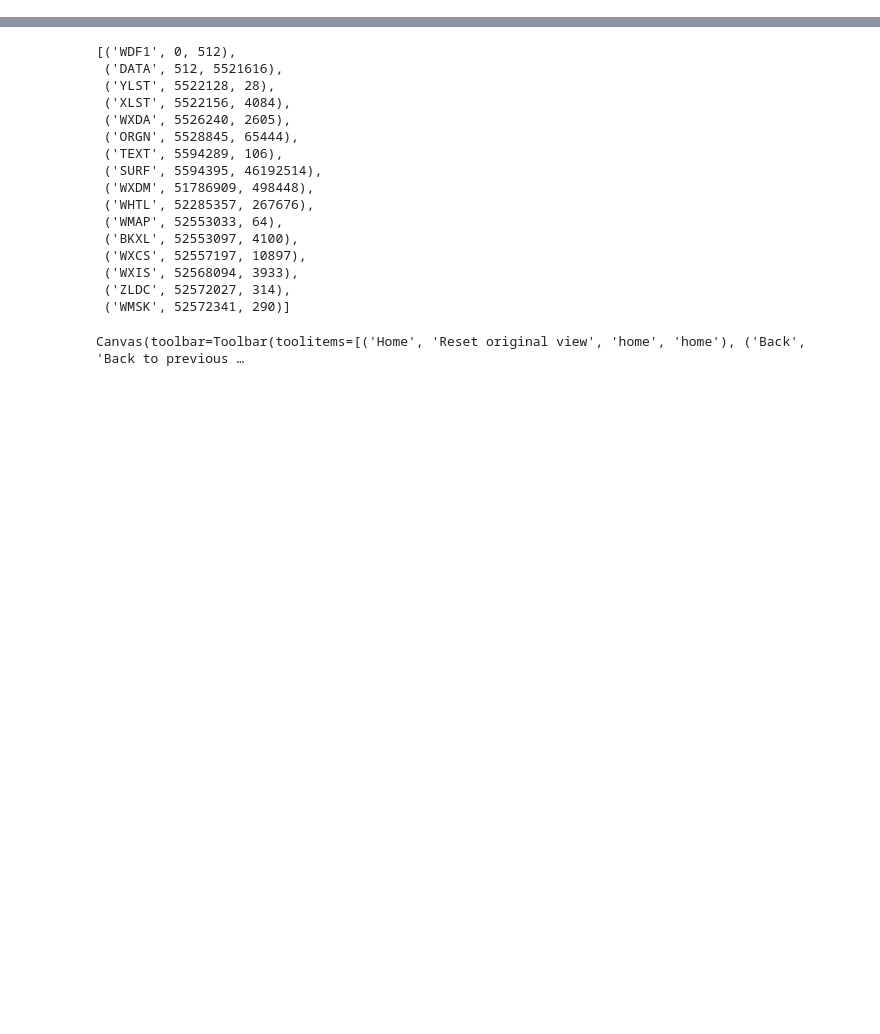
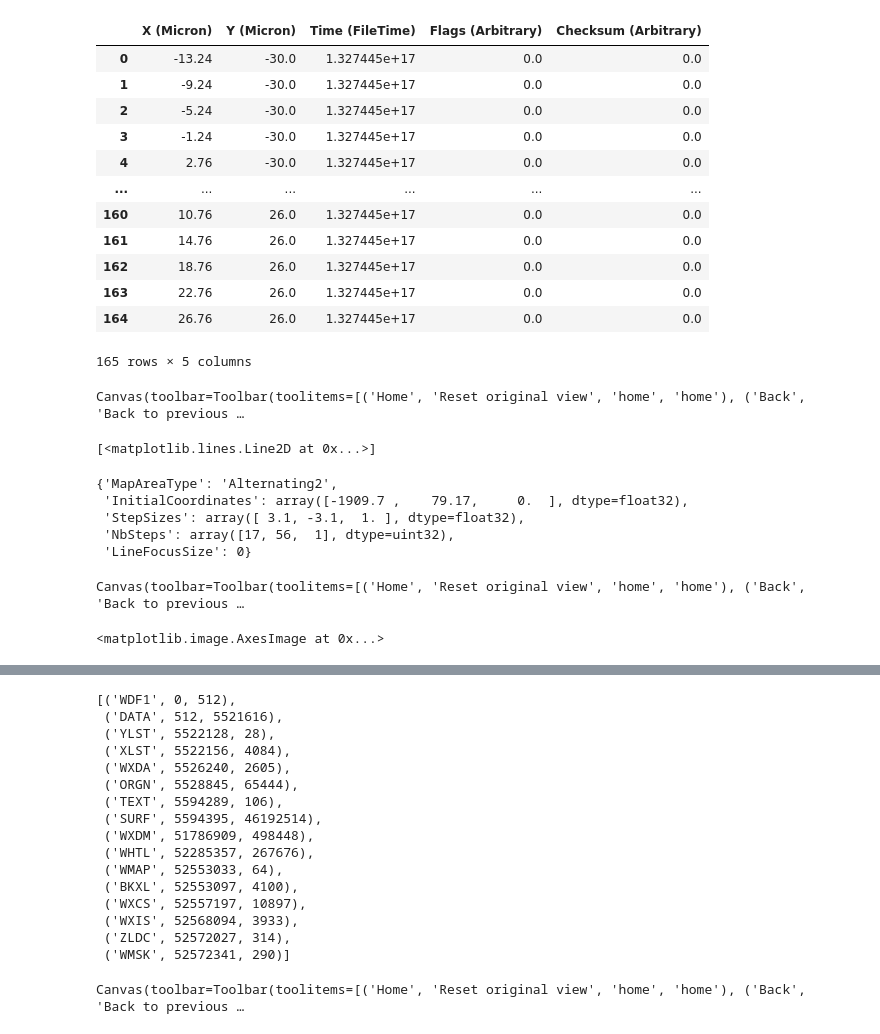
Before and after one commit to shcrela/spectrapy, a Jupyter notebook: test.ipynb, the cells around one changed output, grey strips where cells are left out. Saved outputs shown, nothing was run; the diff lists cells and outputs as text; code cells hidden in the pictures; blank space fills up the shorter version.

```diff
--- a/test.ipynb
+++ b/test.ipynb
@@ -37,0 +1,26 @@ fff = WDF(filename)
+# %%
+%matplotlib widget
+import os
+import numpy as np
+from scipy import linalg, spatial, fft, signal
+from sklearn.experimental import enable_iterative_imputer
+from sklearn import metrics, decomposition, impute
+import matplotlib.pyplot as plt
+from matplotlib.patches import RegularPolygon, Rectangle
+from PIL import Image, ExifTags, ImageFile
+import visualize as vis
+import CR_search as cr
+import preprocessing as pp
+import calculate as cc
+from read_WDF_class import WDF
+
+ImageFile.LOAD_TRUNCATED_IMAGES = True
+
+folder = os.path.expanduser("~/Documents/RamanData/")
+subfolder = "Dejan/testing_reader/"
+
+files = os.listdir(os.path.join(folder,subfolder))
+
+for i, tf in enumerate(files):
+    if tf[-3:] == 'wdf':
+        print(i, ') ', tf)
@@ -37,0 +40,14 @@ fff = WDF(filename)
+# %%
+file = files[3]
+filename = os.path.join(folder,subfolder,file)
+
+# rawspectra, x_values, params, map_params, origins = read_WDF(filename, verbose=True)
+# nx, ny = list(map_params["NbSteps"][map_params["NbSteps"]>1])#[::-1]
+fff = WDF(filename, verbose=True)
+
+
+
+# Order:
+# rawspectra, x_values = pp.order(rawspectra, x_values)
+
+# vis.ShowSpectra(rawspectra, x_values);
@@ -37,0 +275,37 @@ fff = WDF(filename)
+# %%
+fff.origins
+# %% [output]
+|  | X (Micron) | Y (Micron) | Time (FileTime) | Flags (Arbitrary) | Checksum (Arbitrary) |
+| 0 | -13.24 | -30.0 | 1.327445e+17 | 0.0 | 0.0 |
+| 1 | -9.24 | -30.0 | 1.327445e+17 | 0.0 | 0.0 |
+| 2 | -5.24 | -30.0 | 1.327445e+17 | 0.0 | 0.0 |
+| 3 | -1.24 | -30.0 | 1.327445e+17 | 0.0 | 0.0 |
+| 4 | 2.76 | -30.0 | 1.327445e+17 | 0.0 | 0.0 |
+| ... | ... | ... | ... | ... | ... |
+| 160 | 10.76 | 26.0 | 1.327445e+17 | 0.0 | 0.0 |
+| 161 | 14.76 | 26.0 | 1.327445e+17 | 0.0 | 0.0 |
+| 162 | 18.76 | 26.0 | 1.327445e+17 | 0.0 | 0.0 |
+| 163 | 22.76 | 26.0 | 1.327445e+17 | 0.0 | 0.0 |
+| 164 | 26.76 | 26.0 | 1.327445e+17 | 0.0 | 0.0 |
+165 rows × 5 columns
+# %%
+plt.close("all")
+plt.figure()
+plt.plot(fff.origins["Y (Micron)"].to_numpy())#.reshape(fff.n_x, -1)[0, :], '-o')
+# %% [output]
+Canvas(toolbar=Toolbar(toolitems=[('Home', 'Reset original view', 'home', 'home'), ('Back', 'Back to previous …
+[<matplotlib.lines.Line2D at 0x...>]
+# %%
+fff.map_params
+# %% [output]
+{'MapAreaType': 'Alternating2',
+ 'InitialCoordinates': array([-1909.7 ,    79.17,     0.  ], dtype=float32),
+ 'StepSizes': array([ 3.1, -3.1,  1. ], dtype=float32),
+ 'NbSteps': array([17, 56,  1], dtype=uint32),
+ 'LineFocusSize': 0}
+# %%
+plt.figure()
+plt.imshow(fff.origins["Z data (Micron)"].to_numpy().reshape(13,19))
+# %% [output]
+Canvas(toolbar=Toolbar(toolitems=[('Home', 'Reset original view', 'home', 'home'), ('Back', 'Back to previous …
+<matplotlib.image.AxesImage at 0x...>
```
Also changed, not shown: parts of 31 cells of this notebook, 2 other files.
